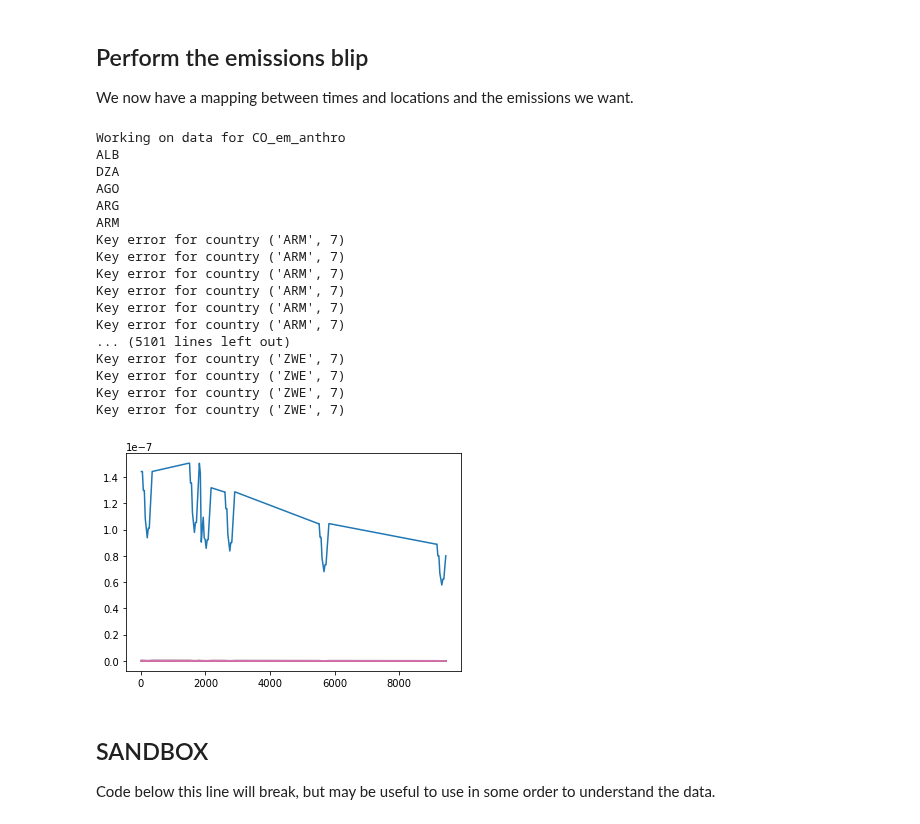
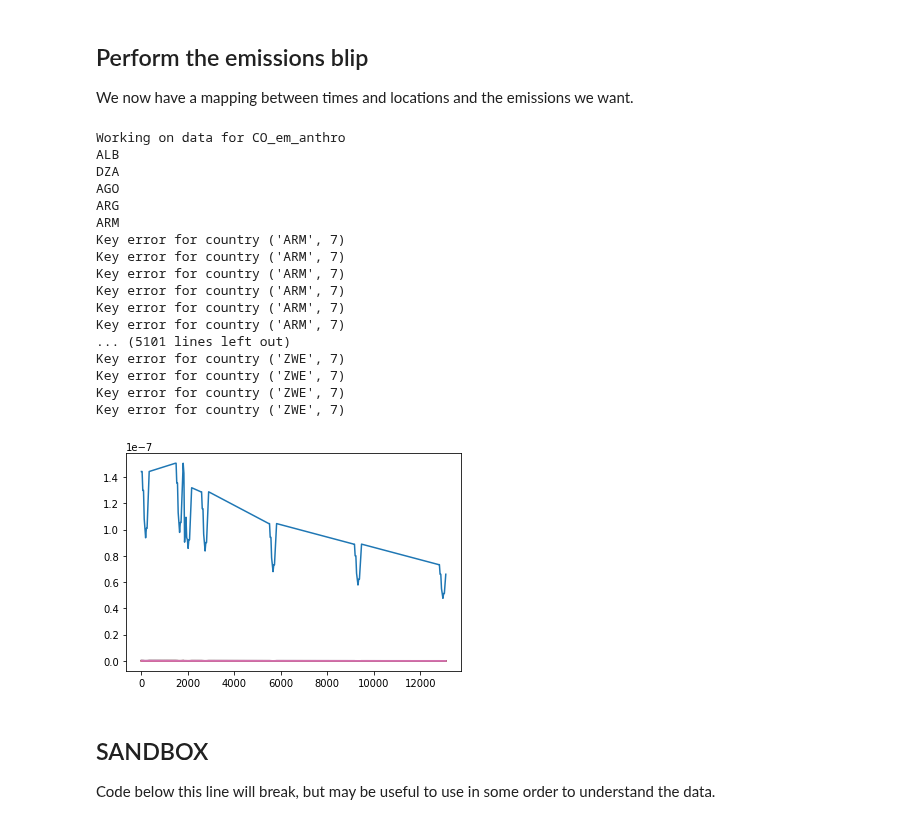
Before and after one commit to Rlamboll/modify_COVID19_netCDF_Emissions, a Jupyter notebook: calculations/COVID19EmissionsCalcAerosols.ipynb, the cells around one changed output. Saved outputs shown, nothing was run; the diff lists cells and outputs as text; code cells hidden in the pictures.

```diff
--- a/calculations/COVID19EmissionsCalcAerosols.ipynb
+++ b/calculations/COVID19EmissionsCalcAerosols.ipynb
@@ -14,7 +14,7 @@ sys.path.append(os.getcwd())
 from utils import copy_netcdf_file, insert_interpolated_point, cutoff_netcdf_time
 # %%
 input_folder = "../input/aerosols/"
-output_folder = "../output/"
+output_folder = "../output/aerosols/"
 
 # Input for the aerosols/gases
 input_nox = "NOx-em-anthro_input4MIPs_emissions_ScenarioMIP_IAMC-MESSAGE-GLOBIOM-ssp245-1-1_gn_201501-210012.nc"
@@ -235,11 +235,11 @@ for fileind in range(len(files_to_blip)):
     data = copy_netcdf_file(file, input_folder, output_folder, scenario_string)
     output = data.variables[key_variables[fileind]][:, :, :, :]
     print("Working on data for {}".format(key_variables[fileind]))
-    # Insert interpolated points in 2019 and 2022 (not leap years). Added days are for leap years in between.
+    # Insert interpolated points in 2019 and 2022 (not leap years).
     for i in range(1,13):
-        insert_interpolated_point(data, 4 * 365 + 1 + data.variables["time"][(i - 1)], 12, i)
+        insert_interpolated_point(data, 4 * 365 + data.variables["time"][(i - 1)], 12, i)
     for i in range(1,13):
-        insert_interpolated_point(data, 7 * 365 + 2 + data.variables["time"][(i - 1)], 12, i)
+        insert_interpolated_point(data, 7 * 365 + data.variables["time"][(i - 1)], 12, i)
     for country in all_valid_countries:
         print(country)
         for time in blip_factors_av.columns:
@@ -248,34 +248,34 @@ for fileind in range(len(files_to_blip)):
                 try:
                     mult_fact = blip_factors_av[time].loc[country, sector] + 1
                     if mult_fact != 1.0: #This saves operations
                         for lati, longi in country_coord_dict[country]:
                             output[timeind, sector, lati, longi] *= mult_fact
                 except KeyError as e:
                     print("Key error for country {}".format(e))
     data.variables[key_variables[fileind]][:, :, :, :] = output
     data.close()
     data = cutoff_netcdf_time(output_folder, output_folder, file + scenario_string, tcutoff, scenario_string="_to_2050.nc")
     plt.plot(data.variables["time"][:], data.variables[key_variables[fileind]][:,  2, 262, 605])
     data.close()
 # %% [output]
 Working on data for CO_em_anthro
 ALB
 DZA
 AGO
 ARG
 ARM
 Key error for country ('ARM', 7)
 Key error for country ('ARM', 7)
 Key error for country ('ARM', 7)
 Key error for country ('ARM', 7)
 Key error for country ('ARM', 7)
 Key error for country ('ARM', 7)
 ... (5101 lines left out)
 Key error for country ('ZWE', 7)
 Key error for country ('ZWE', 7)
 Key error for country ('ZWE', 7)
 Key error for country ('ZWE', 7)
-[figure, old version]
+[figure, new version]
 # %% [markdown]
 ## SANDBOX
 Code below this line will break, but may be useful to use in some order to understand the data.
```
Also changed, not shown: parts of 5 cells of this notebook, 2 other files.
